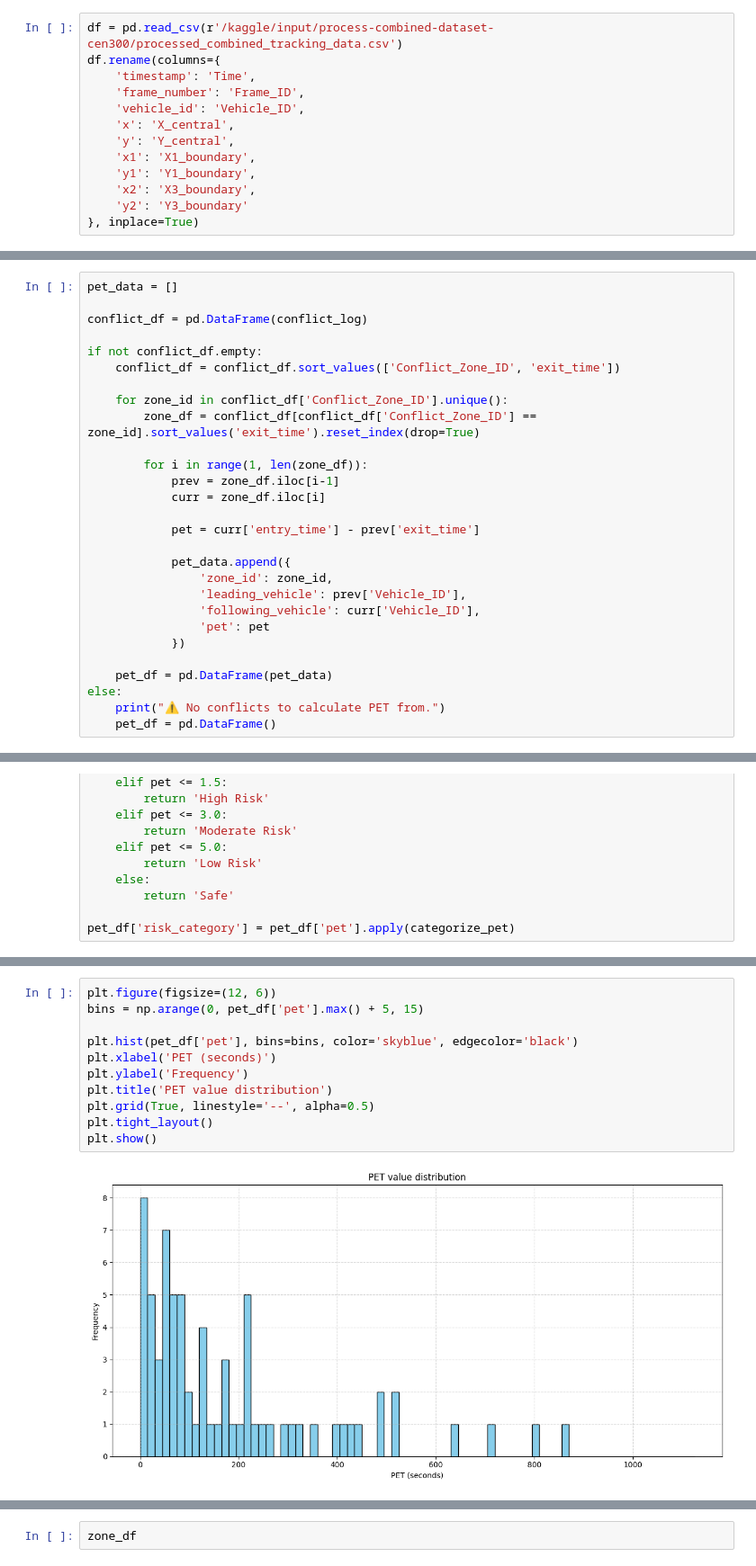
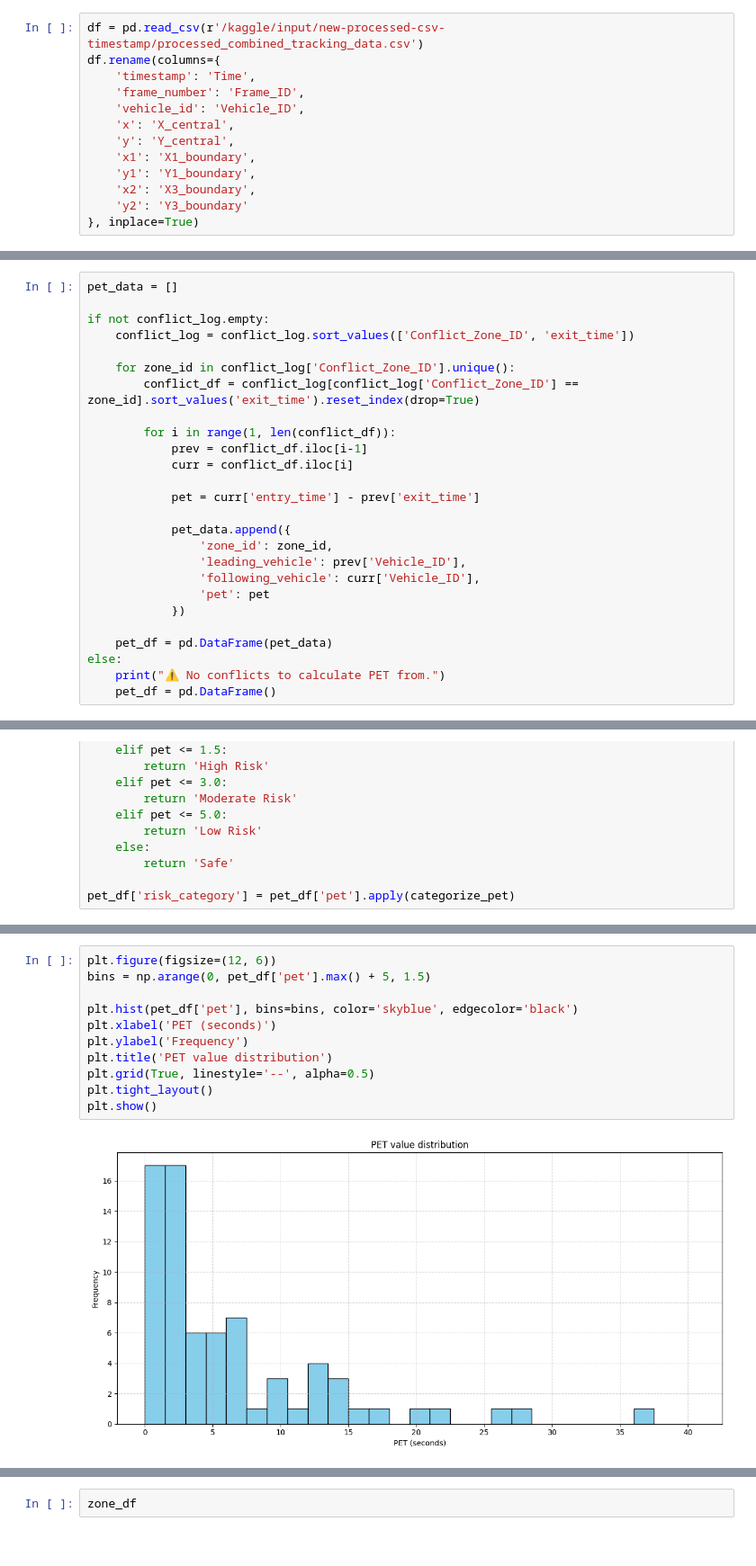
Before and after one commit to AGAMPANDEYY/vehicle_trajectory_prediction, a Jupyter notebook: PET.ipynb, the cells around one changed output, grey strips where cells are left out. Shown at 90% size. Drawn from its saved outputs; the diff is of its cells as text.

Commit message:
Kaggle Notebook | PET_implementation | Version 6

```diff
--- a/PET.ipynb
+++ b/PET.ipynb
@@ -29,5 +24,5 @@ for dirname, _, filenames in os.walk('/kaggle/input'):
 # %%
-df = pd.read_csv(r'/kaggle/input/process-combined-dataset-cen300/processed_combined_tracking_data.csv')
+df = pd.read_csv(r'/kaggle/input/new-processed-csv-timestamp/processed_combined_tracking_data.csv')
 df.rename(columns={
     'timestamp': 'Time',
     'frame_number': 'Frame_ID',
@@ -350,17 +345,15 @@ conflict_log
 # %%
 pet_data = []
 
-conflict_df = pd.DataFrame(conflict_log)
+if not conflict_log.empty:
+    conflict_log = conflict_log.sort_values(['Conflict_Zone_ID', 'exit_time'])
 
-if not conflict_df.empty:
-    conflict_df = conflict_df.sort_values(['Conflict_Zone_ID', 'exit_time'])
+    for zone_id in conflict_log['Conflict_Zone_ID'].unique():
+        conflict_df = conflict_log[conflict_log['Conflict_Zone_ID'] == zone_id].sort_values('exit_time').reset_index(drop=True)
 
-    for zone_id in conflict_df['Conflict_Zone_ID'].unique():
-        zone_df = conflict_df[conflict_df['Conflict_Zone_ID'] == zone_id].sort_values('exit_time').reset_index(drop=True)
-
-        for i in range(1, len(zone_df)):
-            prev = zone_df.iloc[i-1]
-            curr = zone_df.iloc[i]
+        for i in range(1, len(conflict_df)):
+            prev = conflict_df.iloc[i-1]
+            curr = conflict_df.iloc[i]
 
             pet = curr['entry_time'] - prev['exit_time']
 
@@ -450,16 +443,16 @@ plt.show()
 # %%
 plt.figure(figsize=(12, 6))
-bins = np.arange(0, pet_df['pet'].max() + 5, 15)
+bins = np.arange(0, pet_df['pet'].max() + 5, 1.5)
 
 plt.hist(pet_df['pet'], bins=bins, color='skyblue', edgecolor='black')
 plt.xlabel('PET (seconds)')
 plt.ylabel('Frequency')
 plt.title('PET value distribution')
 plt.grid(True, linestyle='--', alpha=0.5)
 plt.tight_layout()
 plt.show()
 # %% [output]
-[figure, old version]
+[figure, new version]
 # %%
 for p in [25, 50, 75, 90]:
     print(f"{p}th percentile PET: {np.percentile(pet_df['pet'], p):.2f} seconds")
```
Also changed, not shown: parts of 13 cells of this notebook.
